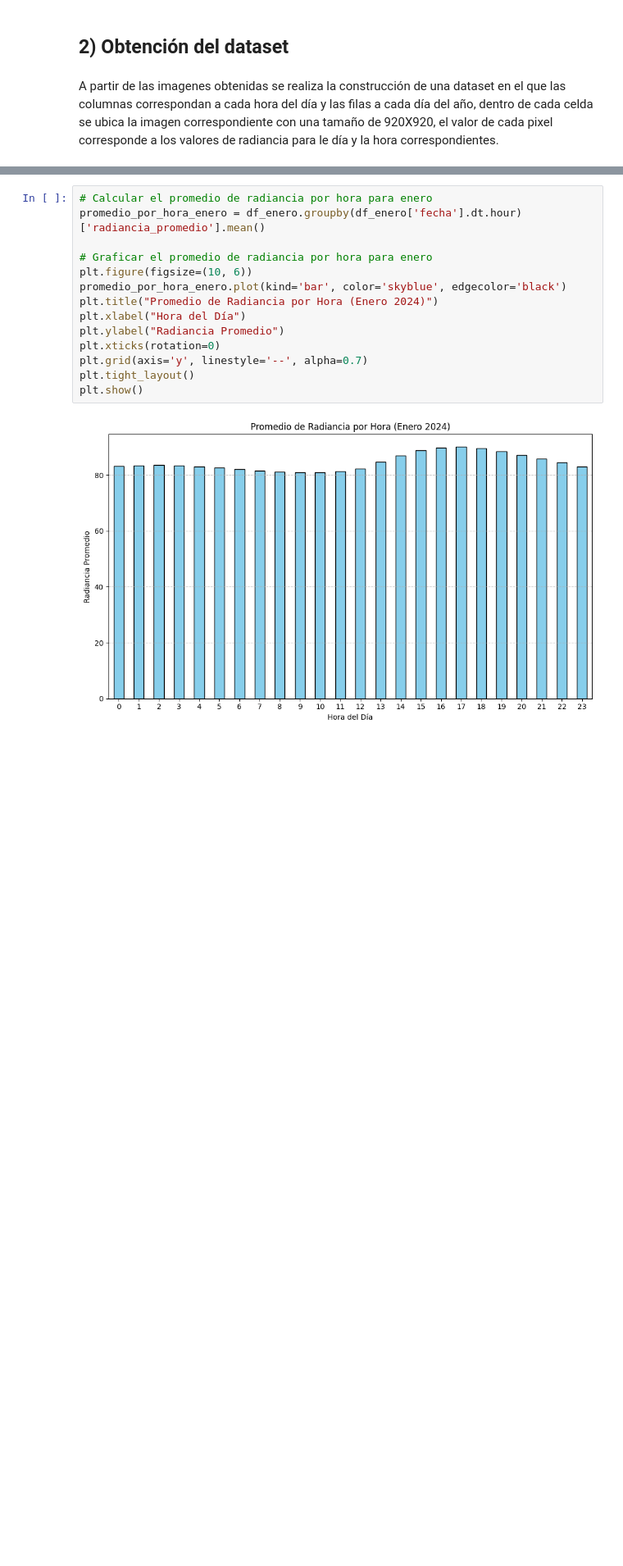
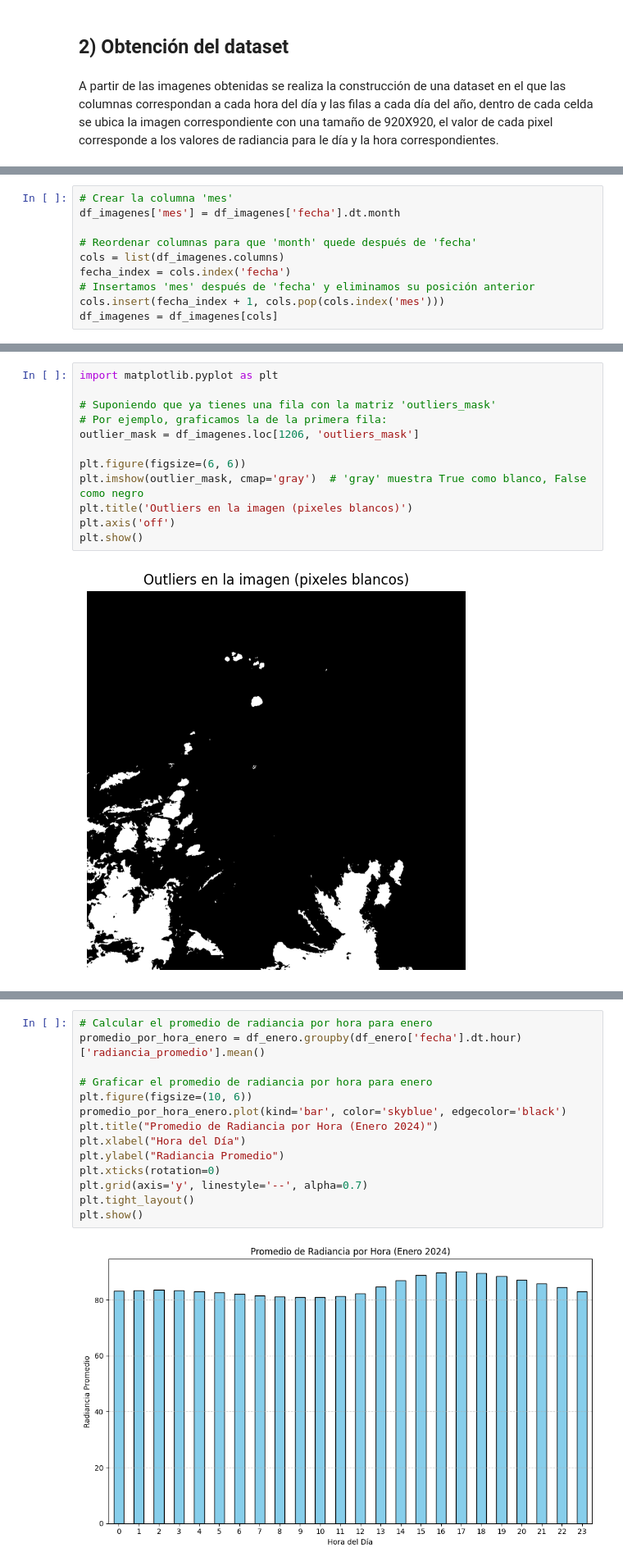
Before and after one commit to alwos19/monografia_esp_cd, a Jupyter notebook: G02.ipynb, the cells around one changed output, grey strips where cells are left out. Shown at 82% size. Saved outputs shown, nothing was run; the diff lists cells and outputs as text; blank space fills up the shorter version.

```diff
--- a/G02.ipynb
+++ b/G02.ipynb
@@ -109,0 +85,10 @@ IndexError: index 24 is out of bounds for axis 0 with size 24
+# %%
+# Crear la columna 'mes'
+df_imagenes['mes'] = df_imagenes['fecha'].dt.month
+
+# Reordenar columnas para que 'month' quede después de 'fecha'
+cols = list(df_imagenes.columns)
+fecha_index = cols.index('fecha')
+# Insertamos 'mes' después de 'fecha' y eliminamos su posición anterior
+cols.insert(fecha_index + 1, cols.pop(cols.index('mes')))
+df_imagenes = df_imagenes[cols]
@@ -109,0 +172,14 @@ IndexError: index 24 is out of bounds for axis 0 with size 24
+# %%
+import matplotlib.pyplot as plt
+
+# Suponiendo que ya tienes una fila con la matriz 'outliers_mask'
+# Por ejemplo, graficamos la de la primera fila:
+outlier_mask = df_imagenes.loc[1206, 'outliers_mask']
+
+plt.figure(figsize=(6, 6))
+plt.imshow(outlier_mask, cmap='gray')  # 'gray' muestra True como blanco, False como negro
+plt.title('Outliers en la imagen (pixeles blancos)')
+plt.axis('off')
+plt.show()
+# %% [output]
+[figure, added]
```
Also changed, not shown: parts of 11 cells of this notebook.
